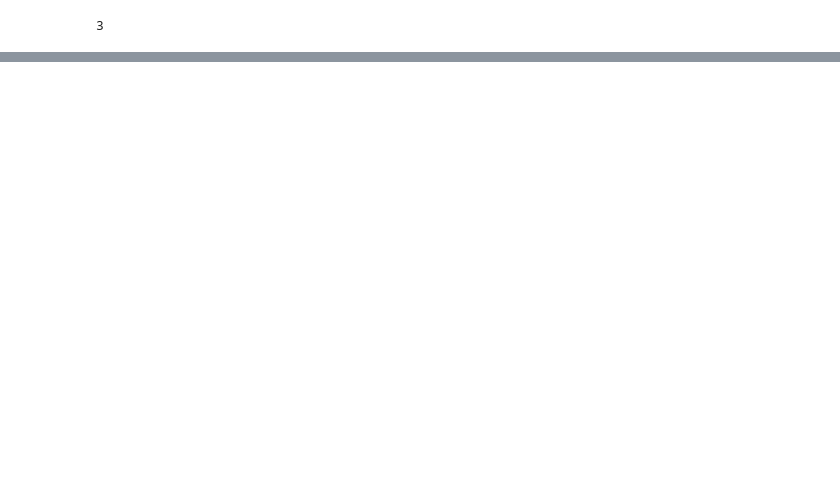
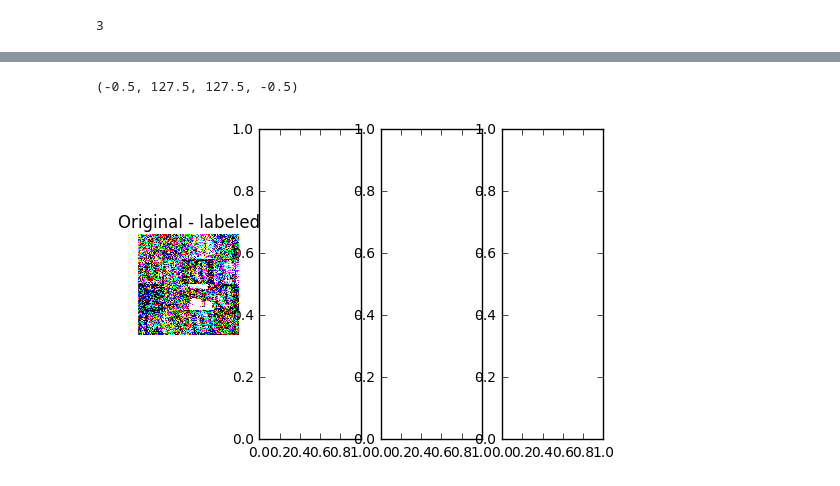
Before and after one commit to Faur/02456-VAE, a Jupyter notebook: svhn/basic_svhn_SUPVAE.ipynb, the cells around one changed output, grey strips where cells are left out. Saved outputs shown, nothing was run; the diff lists cells and outputs as text; code cells hidden in the pictures; blank space fills up the shorter version.

```diff
--- a/svhn/basic_svhn_SUPVAE.ipynb
+++ b/svhn/basic_svhn_SUPVAE.ipynb
@@ -626,3 +655,16 @@ valid_recon_class_same+=[np.sum(np.equal(np.argmax(pred_y_recon,axis=1),np.argma
+# %%
+x_train_l_ber=np.random.binomial(1,x_train_l,size=x_train_l.shape).astype(theano.config.floatX)
+org_plot=tls.plot_svhn(x_train_l_ber,
+                             t=t_plots, cmap=cmap, IMG_LEN=IMG_LEN,
+                             IMG_DEPTH=IMG_DEPTH,t2=t_plots,choose_random=True)
+#print(type(org_plot),org_plot)
+_, ax = plt.subplots(1,num_classes+1)
+ax[0].imshow(org_plot[0], cmap=cmap, interpolation='None')
+ax[0].set_title('Original - labeled')
+ax[0].axis('off')
+# %% [output]
+(-0.5, 127.5, 127.5, -0.5)
+[figure, added]
 # %%
 out = f_eval(x_trai[np.random.choice(range(x_trai.shape[0]), size=(t_plots*t_plots), replace=False)])
 f_temp = theano.function(inputs=[sym_x],
```
Also changed, not shown: parts of 11 cells of this notebook.
